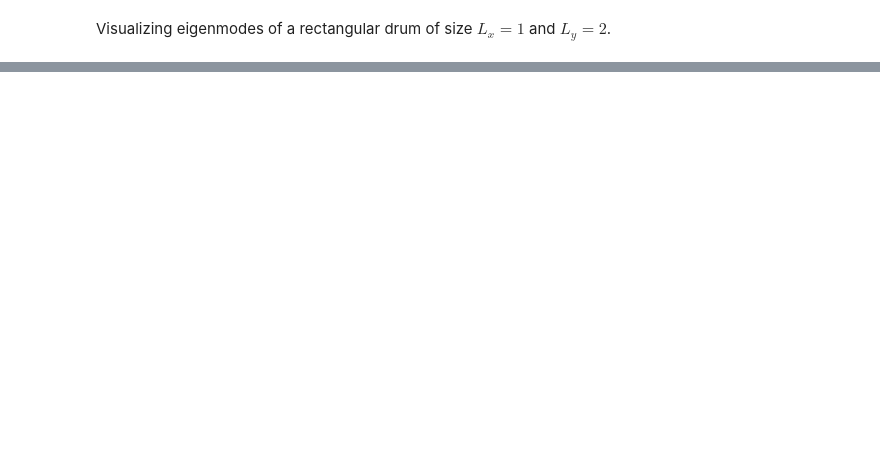
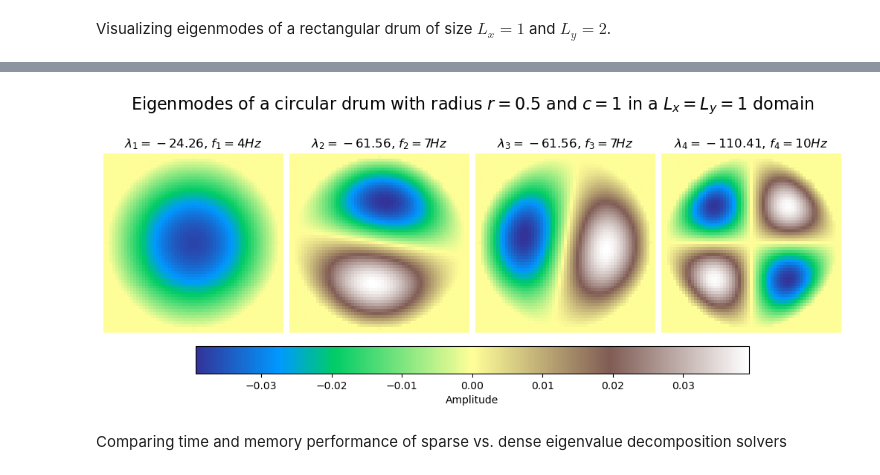
Before and after one commit to jonas4climate/modelling-natural-processes, a Jupyter notebook: Set3_1.ipynb, the cells around one changed output, grey strips where cells are left out. Saved outputs shown, nothing was run; the diff lists cells and outputs as text; code cells hidden in the pictures; blank space fills up the shorter version.

```diff
--- a/Set3_1.ipynb
+++ b/Set3_1.ipynb
@@ -312,0 +258,16 @@ fig2.savefig(f'{MEDIA_PATH}/eigvecs_highest_sparse_{Nx}x{Ny}_L={Lx}x{Ly}.png')
+# %%
+Nx, Ny = 61, 61
+Lx, Ly = 1, 1
+radius = 1/(2*Lx)
+title = f'Eigenmodes of a circular drum with radius $r = {radius}$ and $c=1$ in a $L_x = L_y = {Ly}$ domain'
+M, eigvals_l, eigvecs_l, eigfreqs_l = solve_eigenvalue_problem(Nx, Ny, Lx, Ly, radius=radius, sort_order='ascending', sparse=True, k=k, which=which_l)
+M, eigvals_s, eigvecs_s, eigfreqs_s = solve_eigenvalue_problem(Nx, Ny, Lx, Ly, radius=radius, sort_order='descending', sparse=True, k=200, which=which_s)
+eigvals_s, eigvecs_s, eigfreqs_s = eigvals_s[eigfreqs_s > 0], eigvecs_s[:, eigfreqs_s > 0], eigfreqs_s[eigfreqs_s > 0]
+eigvals_s, eigvecs_s, eigfreqs_s = eigvals_s[:k], eigvecs_s[:, :k], eigfreqs_s[:k]
+
+fig = vis_eigvecs(eigvecs_s, eigvals_s, eigfreqs_s, Nx, Ny, Lx, Ly, plot_shape=(1, k), title=title, titlesize=16)
+fig.savefig(f'{MEDIA_PATH}/eigvecs_circle_{Nx}x{Ny}_L={Lx}x{Ly}_radius={radius}_k={k}_which={which_s}.png')
+# %% [output]
+[figure, added]
+# %% [markdown]
+Comparing time and memory performance of sparse vs. dense eigenvalue decomposition solvers
```
Also changed, not shown: parts of 16 cells of this notebook, 15 other files.
